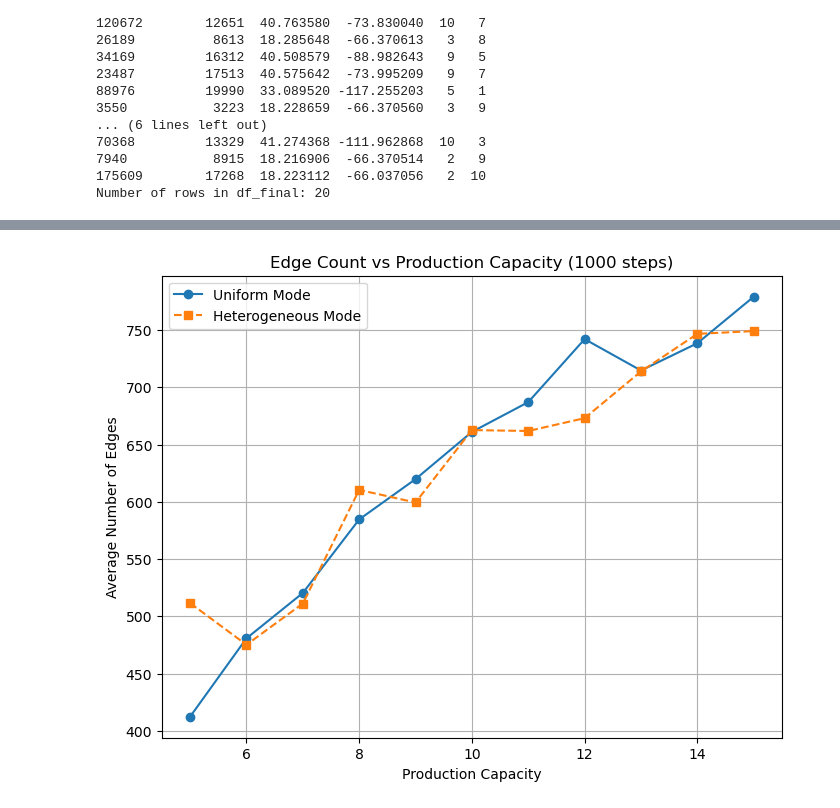
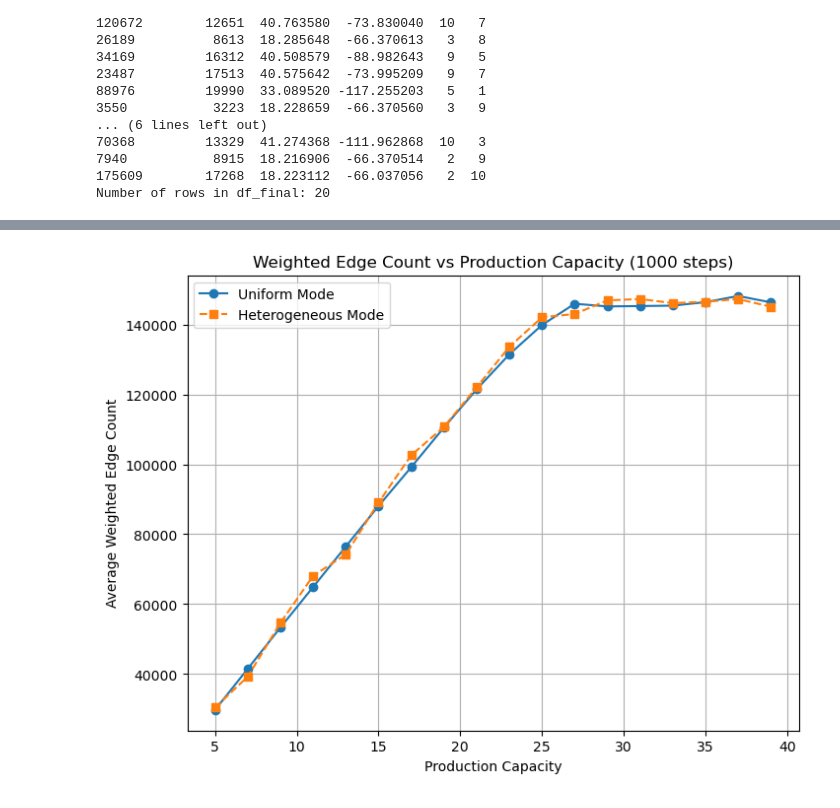
Before and after one commit to ShengGao67/SCNN, a Jupyter notebook: Untitled.ipynb, the cells around one changed output, grey strips where cells are left out. Saved outputs shown, nothing was run; the diff lists cells and outputs as text; code cells hidden in the pictures.

```diff
--- a/Untitled.ipynb
+++ b/Untitled.ipynb
@@ -370,7 +377,7 @@ def update_transport_cost_for_order(order, model):
         penalty_cost = 0
         if order.actual_delivery_time > order.theoretical_delivery_time:
             delay = order.actual_delivery_time - order.theoretical_delivery_time
-            penalty_cost = delay * order.quantity
+            penalty_cost = delay * order.quantity * 5
         # 查找对应的 Manufacturer（订单的 receiver_id）
         for m in model.manufacturers:
             if m.unique_id == order.receiver_id:
@@ -428,9 +435,9 @@ class Supplier(Agent):
 
     def update_status(self, gap):
         self.gap_history.append(gap)
-        if len(self.gap_history) > 5:
+        if len(self.gap_history) > 10:
             self.gap_history.pop(0)
-        if len(self.gap_history) == 5 and all(g < 0 for g in self.gap_history):
+        if len(self.gap_history) == 10 and all(g < 0 for g in self.gap_history):
             self.status = 'N'
         else:
             self.status = 'Y'
@@ -566,7 +573,7 @@ if __name__ == "__main__":
         m_production_capacity=10,
         m_inventory_capacity=200,
         s_material_capacity=40)
-    total_steps = 100
+    total_steps = 1000
     # 用于记录每50步的统计数据
     stats = []
     for t in range(1, total_steps+1):
@@ -1068,78 +1121,82 @@ Heterogeneous mode, target m_prod = 15: average largest component size = 16.00
 # %%
 import networkx as nx
 
-def get_edge_count_multiedges(model):
+def get_weighted_edge_count(model):
+    """
+    构建一个 MultiGraph，将模型中所有代理作为节点，
+    对于每个 delivered_orders 中已完成且已发货的订单，
+    在发货方和收货方之间添加一条边，边的权重为订单数量。
+    返回图中所有边的权重和，即为 weighted edge count。
+    """
     G = nx.MultiGraph()
-    # 将模型中所有代理的 unique_id 添加为节点
     for agent in model.schedule.agents:
         G.add_node(agent.unique_id)
-    # 对于每个已交付的订单，如果订单已完成且已出库，则在发货方和收货方之间添加一条边
     for order in model.delivered_orders:
-        if order.completed and order.shipped:
-            G.add_edge(order.sender_id, order.receiver_id)
-    return G.number_of_edges()
+        if order.completed and order.shipped and order.order_type == "product":
+            # 添加边时指定 weight 属性为订单数量
+            G.add_edge(order.sender_id, order.receiver_id, weight=order.quantity)
+    total_weight = sum(data.get('weight', 1) for u, v, data in G.edges(data=True))
+    return total_weight
 
-# 运行仿真 total_steps 步后返回网络的多重边数
-def run_simulation_and_get_multiedge_count(heterogeneous, m_prod_value, total_steps=1000):
+# 运行仿真 total_steps 步后返回网络的 weighted edge count
+def run_simulation_and_get_weighted_edge_count(heterogeneous, m_prod_value, total_steps=1000):
     if heterogeneous:
         model = SupplyChainGridModel(positions, demands_list, inventory_list,
                                      num_customers=10,
-                                     num_manufacturers=4,
+                                     num_manufacturers=6,
                                      num_suppliers=2,
-                                     cust_demand_probability=0.4,
+                                     cust_demand_probability=0.3,
                                      m_production_capacity=m_prod_value,
                                      m_inventory_capacity=1000,
-                                     s_material_capacity=40,
+                                     s_material_capacity=300,
                                      heterogeneous=True)
     else:
         model = SupplyChainGridModel(positions, demands_list, inventory_list,
                                      num_customers=10,
-                                     num_manufacturers=4,
+                                     num_manufacturers=6,
                                      num_suppliers=2,
-                                     cust_demand_probability=0.4,
+                                     cust_demand_probability=0.3,
                                      m_production_capacity=m_prod_value,
                                      m_inventory_capacity=1000,
-                                     s_material_capacity=40,
+                                     s_material_capacity=300,
                                      heterogeneous=False)
-    # 运行模型 total_steps 步
     for t in range(1, total_steps + 1):
         model.step()
-    # 返回多重边数
-    return get_edge_count_multiedges(model)
+    return get_weighted_edge_count(model)
 
-# 针对不同生产能力值（m_prod_value）分别对两种模式进行仿真，记录平均多重边数
-uniform_targets = list(range(5, 16))
-num_reps = 5
-uniform_edges = []
+# 针对不同生产能力值（m_prod_value）分别对两种模式进行仿真，记录平均 weighted edge count
+uniform_targets = list(range(5, 41, 2))
+num_reps = 10
+uniform_weighted_edges = []
 for m_prod in uniform_targets:
-    edge_counts = []
+    edge_weights = []
     for rep in range(num_reps):
         used_positions.clear()  # 清空已使用的位置，确保每次随机分配不重叠
-        ec = run_simulation_and_get_multiedge_count(heterogeneous=False, m_prod_value=m_prod, total_steps=1000)
-        edge_counts.append(ec)
-    avg_ec = np.mean(edge_counts)
-    uniform_edges.append(avg_ec)
-    print(f"Uniform mode, m_prod = {m_prod}: average edge count = {avg_ec:.2f}")
+        w = run_simulation_and_get_weighted_edge_count(heterogeneous=False, m_prod_value=m_prod, total_steps=1000)
+        edge_weights.append(w)
+    avg_weight = np.mean(edge_weights)
+    uniform_weighted_edges.append(avg_weight)
+    print(f"Uniform mode, m_prod = {m_prod}: average weighted edge count = {avg_weight:.2f}")
 
-hetero_edges = []
+hetero_weighted_edges = []
 for m_prod in uniform_targets:
-    edge_counts = []
+    edge_weights = []
     for rep in range(num_reps):
         used_positions.clear()
-        ec = run_simulation_and_get_multiedge_count(heterogeneous=True, m_prod_value=m_prod, total_steps=1000)
-        edge_counts.append(ec)
-    avg_ec = np.mean(edge_counts)
-    hetero_edges.append(avg_ec)
-    print(f"Heterogeneous mode, m_prod = {m_prod}: average edge count = {avg_ec:.2f}")
+        w = run_simulation_and_get_weighted_edge_count(heterogeneous=True, m_prod_value=m_prod, total_steps=1000)
+        edge_weights.append(w)
+    avg_weight = np.mean(edge_weights)
+    hetero_weighted_edges.append(avg_weight)
+    print(f"Heterogeneous mode, m_prod = {m_prod}: average weighted edge count = {avg_weight:.2f}")
 
-# 绘图：横坐标为生产能力（Production Capacity），纵坐标为平均多重边数
+# 绘图：横坐标为生产能力（Production Capacity），纵坐标为平均 weighted edge count
 plt.figure(figsize=(8,6))
 x = np.array(uniform_targets)
-plt.plot(x, uniform_edges, 'o-', label='Uniform Mode')
-plt.plot(x, hetero_edges, 's--', label='Heterogeneous Mode')
+plt.plot(x, uniform_weighted_edges, 'o-', label='Uniform Mode')
+plt.plot(x, hetero_weighted_edges, 's--', label='Heterogeneous Mode')
 plt.xlabel('Production Capacity')
-plt.ylabel('Average Number of Edges')
-plt.title('Edge Count vs Production Capacity (1000 steps)')
+plt.ylabel('Average Weighted Edge Count')
+plt.title('Weighted Edge Count vs Production Capacity (1000 steps)')
 plt.legend()
 plt.grid(True)
 plt.show()
@@ -1164 +1221 @@ Heterogeneous mode, m_prod = 15: average edge count = 749.00
-[figure, old version]
+[figure, new version]
```
Also changed, not shown: parts of 14 cells of this notebook.
